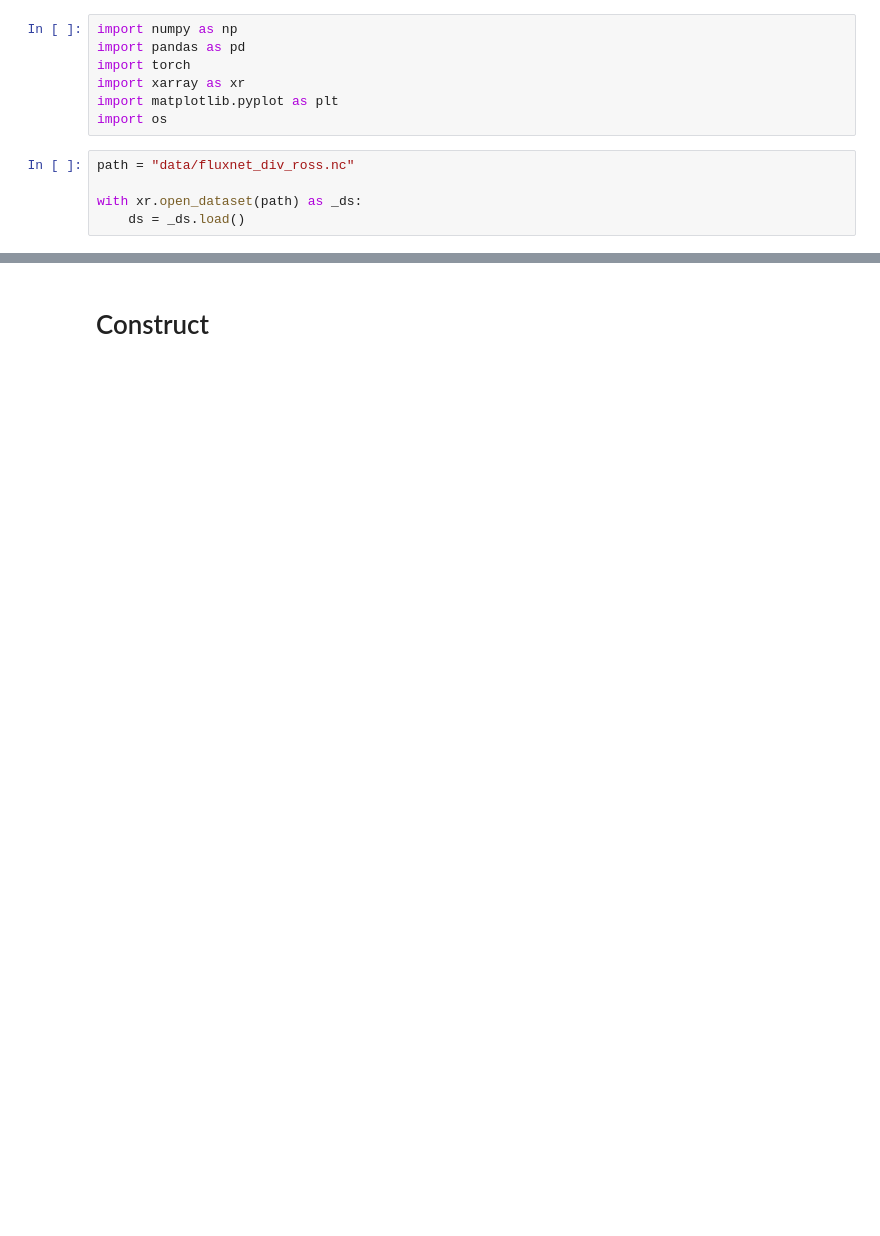
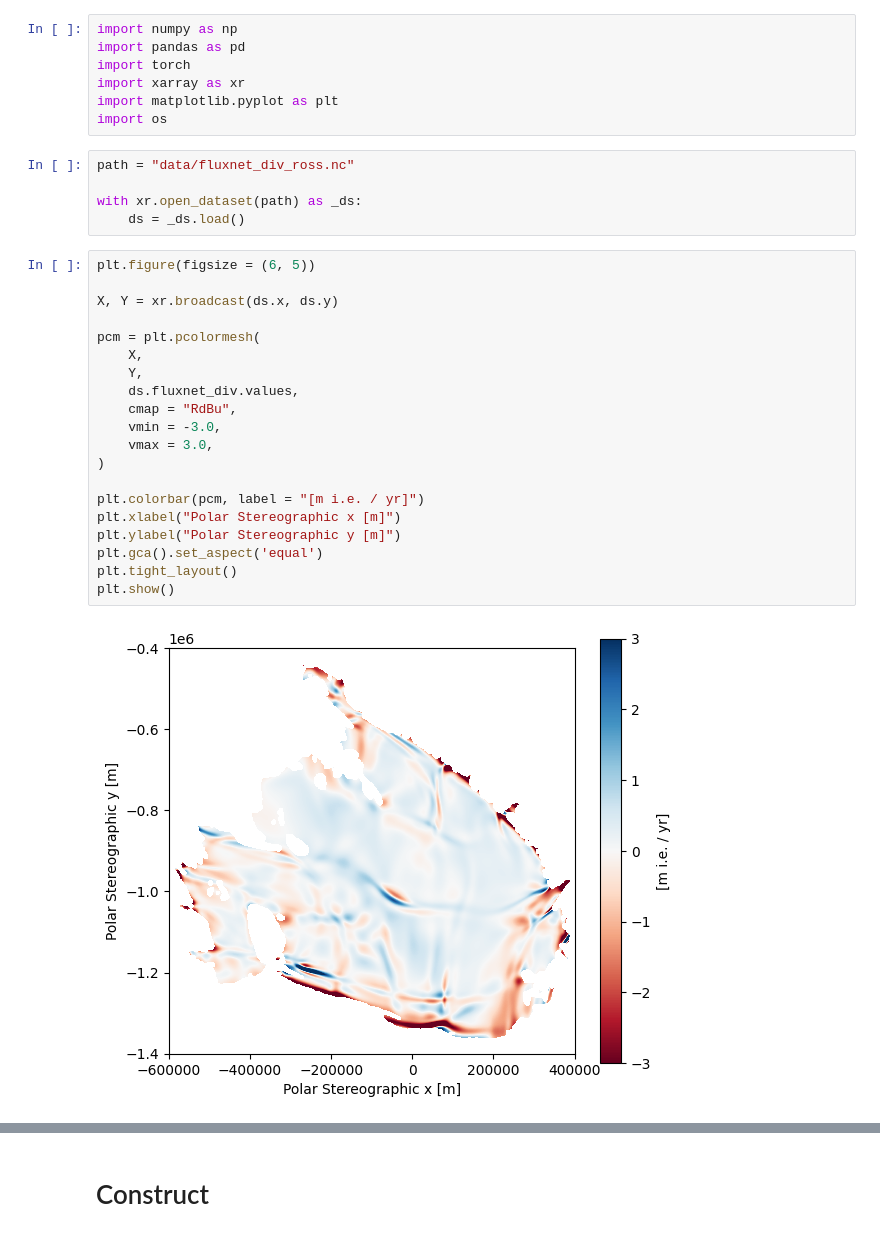
Before and after one commit to kimbente/FluxNet, a Jupyter notebook: combine_bmb.ipynb, the cells around one changed output, grey strips where cells are left out. Saved outputs shown, nothing was run; the diff lists cells and outputs as text; blank space fills up the shorter version.

```diff
--- a/combine_bmb.ipynb
+++ b/combine_bmb.ipynb
@@ -10,3 +10,25 @@ path = "data/fluxnet_div_ross.nc"
 
 with xr.open_dataset(path) as _ds:
     ds = _ds.load()
+# %%
+plt.figure(figsize = (6, 5))
+
+X, Y = xr.broadcast(ds.x, ds.y)
+
+pcm = plt.pcolormesh(
+    X,
+    Y,
+    ds.fluxnet_div.values,
+    cmap = "RdBu",
+    vmin = -3.0,
+    vmax = 3.0,
+)
+
+plt.colorbar(pcm, label = "[m i.e. / yr]")
+plt.xlabel("Polar Stereographic x [m]")
+plt.ylabel("Polar Stereographic y [m]")
+plt.gca().set_aspect('equal')
+plt.tight_layout()
+plt.show()
+# %% [output]
+[figure, added]
```
Also changed, not shown: parts of 6 cells of this notebook, 15 other files.
